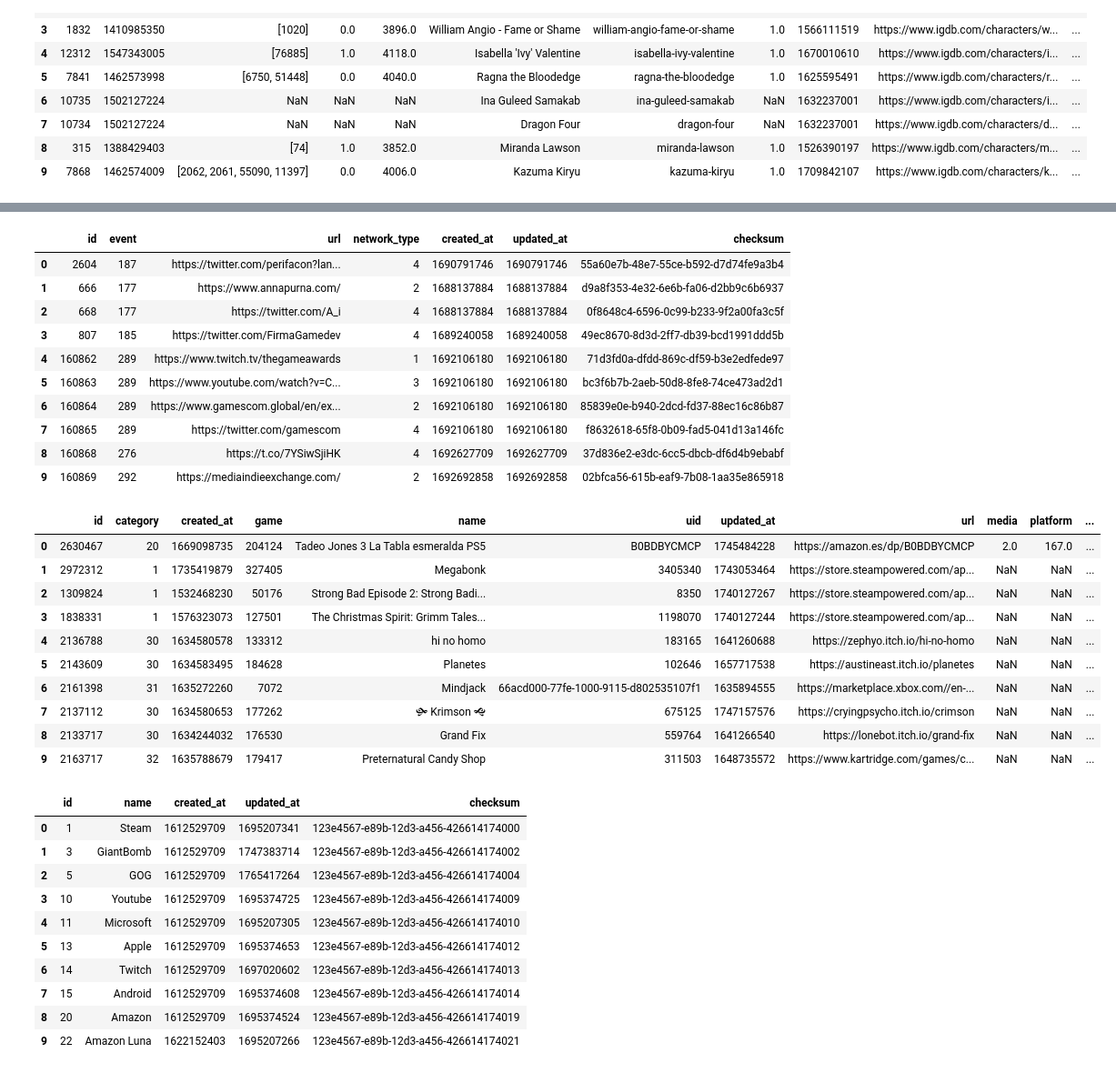
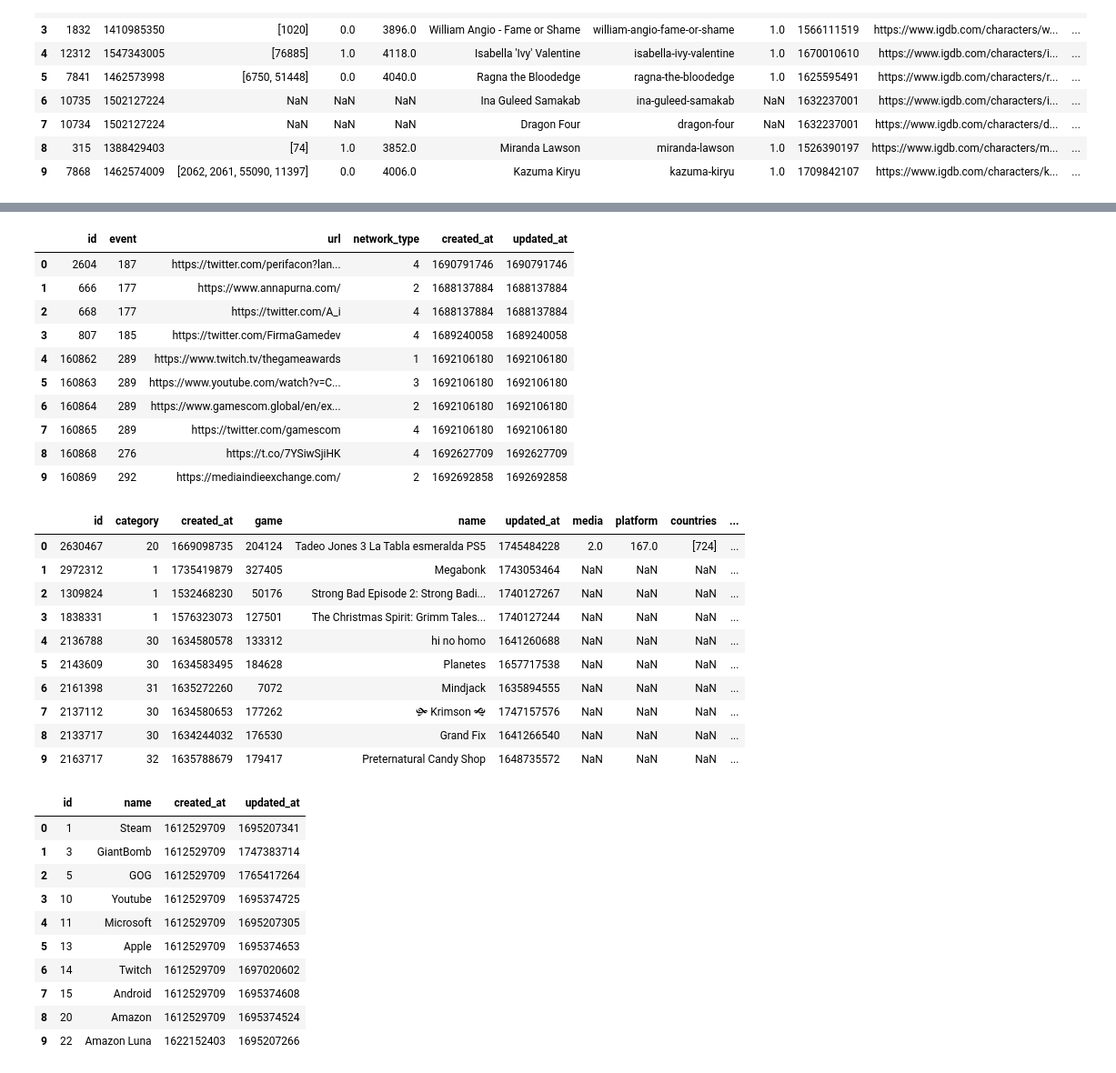
Before and after one commit to Ciclope988/TrabajoHackaboss, a Jupyter notebook: TrabajoGrupo.ipynb, the cells around one changed output, grey strips where cells are left out. Shown: that part at 91% size. Cells and saved outputs as stored; diff of their text form; code cells hidden in the pictures.

```diff
--- a/TrabajoGrupo.ipynb
+++ b/TrabajoGrupo.ipynb
@@ -396,64 +387,64 @@ response = post('https://api.igdb.com/v4/event_networks', **
                 {'headers':
                  {'Client-ID':'gynzwnbf94dprczgrd0uto6uoz131z',
                   'Authorization':'Bearer u2409t8r8i6vygc08ttuc0x4cetbyj'},
-                 'data': 'fields checksum,created_at,event,network_type,updated_at,url;'})
+                 'data': 'fields created_at,event,network_type,updated_at,url;'})
 data = response.json()
 df_events_network = pd.DataFrame(data)
 df_events_network
 # %% [output]
-|  | id | event | url | network_type | created_at | updated_at | checksum |
-| 0 | 2604 | 187 | https://twitter.com/perifacon?lan... | 4 | 1690791746 | 1690791746 | 55a60e7b-48e7-55ce-b592-d7d74fe9a3b4 |
-| 1 | 666 | 177 | https://www.annapurna.com/ | 2 | 1688137884 | 1688137884 | d9a8f353-4e32-6e6b-fa06-d2bb9c6b6937 |
-| 2 | 668 | 177 | https://twitter.com/A_i | 4 | 1688137884 | 1688137884 | 0f8648c4-6596-0c99-b233-9f2a00fa3c5f |
-| 3 | 807 | 185 | https://twitter.com/FirmaGamedev | 4 | 1689240058 | 1689240058 | 49ec8670-8d3d-2ff7-db39-bcd1991ddd5b |
-| 4 | 160862 | 289 | https://www.twitch.tv/thegameawards | 1 | 1692106180 | 1692106180 | 71d3fd0a-dfdd-869c-df59-b3e2edfede97 |
-| 5 | 160863 | 289 | https://www.youtube.com/watch?v=C... | 3 | 1692106180 | 1692106180 | bc3f6b7b-2aeb-50d8-8fe8-74ce473ad2d1 |
-| 6 | 160864 | 289 | https://www.gamescom.global/en/ex... | 2 | 1692106180 | 1692106180 | 85839e0e-b940-2dcd-fd37-88ec16c86b87 |
-| 7 | 160865 | 289 | https://twitter.com/gamescom | 4 | 1692106180 | 1692106180 | f8632618-65f8-0b09-fad5-041d13a146fc |
-| 8 | 160868 | 276 | https://t.co/7YSiwSjiHK | 4 | 1692627709 | 1692627709 | 37d836e2-e3dc-6cc5-dbcb-df6d4b9ebabf |
-| 9 | 160869 | 292 | https://mediaindieexchange.com/ | 2 | 1692692858 | 1692692858 | 02bfca56-615b-eaf9-7b08-1aa35e865918 |
+|  | id | event | url | network_type | created_at | updated_at |
+| 0 | 2604 | 187 | https://twitter.com/perifacon?lan... | 4 | 1690791746 | 1690791746 |
+| 1 | 666 | 177 | https://www.annapurna.com/ | 2 | 1688137884 | 1688137884 |
+| 2 | 668 | 177 | https://twitter.com/A_i | 4 | 1688137884 | 1688137884 |
+| 3 | 807 | 185 | https://twitter.com/FirmaGamedev | 4 | 1689240058 | 1689240058 |
+| 4 | 160862 | 289 | https://www.twitch.tv/thegameawards | 1 | 1692106180 | 1692106180 |
+| 5 | 160863 | 289 | https://www.youtube.com/watch?v=C... | 3 | 1692106180 | 1692106180 |
+| 6 | 160864 | 289 | https://www.gamescom.global/en/ex... | 2 | 1692106180 | 1692106180 |
+| 7 | 160865 | 289 | https://twitter.com/gamescom | 4 | 1692106180 | 1692106180 |
+| 8 | 160868 | 276 | https://t.co/7YSiwSjiHK | 4 | 1692627709 | 1692627709 |
+| 9 | 160869 | 292 | https://mediaindieexchange.com/ | 2 | 1692692858 | 1692692858 |
 # %%
 response = post('https://api.igdb.com/v4/external_games', **
                 {'headers':
                  {'Client-ID':'gynzwnbf94dprczgrd0uto6uoz131z',
                   'Authorization':'Bearer u2409t8r8i6vygc08ttuc0x4cetbyj'},
-                 'data': 'fields category,checksum,countries,created_at,external_game_source,game,game_release_format,media,name,platform,uid,updated_at,url,year;'})
+                 'data': 'fields category,countries,created_at,external_game_source,game,media,name,platform,updated_at,year;'})
 data = response.json()
 df_external_games = pd.DataFrame(data)
 df_external_games
 # %% [output]
-|  | id | category | created_at | game | name | uid | updated_at | url | media | platform | ... |
-| 0 | 2630467 | 20 | 1669098735 | 204124 | Tadeo Jones 3 La Tabla esmeralda PS5 | B0BDBYCMCP | 1745484228 | https://amazon.es/dp/B0BDBYCMCP | 2.0 | 167.0 | ... |
-| 1 | 2972312 | 1 | 1735419879 | 327405 | Megabonk | 3405340 | 1743053464 | https://store.steampowered.com/ap... | NaN | NaN | ... |
-| 2 | 1309824 | 1 | 1532468230 | 50176 | Strong Bad Episode 2: Strong Badi... | 8350 | 1740127267 | https://store.steampowered.com/ap... | NaN | NaN | ... |
-| 3 | 1838331 | 1 | 1576323073 | 127501 | The Christmas Spirit: Grimm Tales... | 1198070 | 1740127244 | https://store.steampowered.com/ap... | NaN | NaN | ... |
-| 4 | 2136788 | 30 | 1634580578 | 133312 | hi no homo | 183165 | 1641260688 | https://zephyo.itch.io/hi-no-homo | NaN | NaN | ... |
-| 5 | 2143609 | 30 | 1634583495 | 184628 | Planetes | 102646 | 1657717538 | https://austineast.itch.io/planetes | NaN | NaN | ... |
-| 6 | 2161398 | 31 | 1635272260 | 7072 | Mindjack | 66acd000-77fe-1000-9115-d802535107f1 | 1635894555 | https://marketplace.xbox.com//en-... | NaN | NaN | ... |
-| 7 | 2137112 | 30 | 1634580653 | 177262 | 🙟 Krimson 🙝 | 675125 | 1747157576 | https://cryingpsycho.itch.io/crimson | NaN | NaN | ... |
-| 8 | 2133717 | 30 | 1634244032 | 176530 | Grand Fix | 559764 | 1641266540 | https://lonebot.itch.io/grand-fix | NaN | NaN | ... |
-| 9 | 2163717 | 32 | 1635788679 | 179417 | Preternatural Candy Shop | 311503 | 1648735572 | https://www.kartridge.com/games/c... | NaN | NaN | ... |
+|  | id | category | created_at | game | name | updated_at | media | platform | countries | ... |
+| 0 | 2630467 | 20 | 1669098735 | 204124 | Tadeo Jones 3 La Tabla esmeralda PS5 | 1745484228 | 2.0 | 167.0 | [724] | ... |
+| 1 | 2972312 | 1 | 1735419879 | 327405 | Megabonk | 1743053464 | NaN | NaN | NaN | ... |
+| 2 | 1309824 | 1 | 1532468230 | 50176 | Strong Bad Episode 2: Strong Badi... | 1740127267 | NaN | NaN | NaN | ... |
+| 3 | 1838331 | 1 | 1576323073 | 127501 | The Christmas Spirit: Grimm Tales... | 1740127244 | NaN | NaN | NaN | ... |
+| 4 | 2136788 | 30 | 1634580578 | 133312 | hi no homo | 1641260688 | NaN | NaN | NaN | ... |
+| 5 | 2143609 | 30 | 1634583495 | 184628 | Planetes | 1657717538 | NaN | NaN | NaN | ... |
+| 6 | 2161398 | 31 | 1635272260 | 7072 | Mindjack | 1635894555 | NaN | NaN | NaN | ... |
+| 7 | 2137112 | 30 | 1634580653 | 177262 | 🙟 Krimson 🙝 | 1747157576 | NaN | NaN | NaN | ... |
+| 8 | 2133717 | 30 | 1634244032 | 176530 | Grand Fix | 1641266540 | NaN | NaN | NaN | ... |
+| 9 | 2163717 | 32 | 1635788679 | 179417 | Preternatural Candy Shop | 1648735572 | NaN | NaN | NaN | ... |
 # %%
 response = post('https://api.igdb.com/v4/external_game_sources', **
                 {'headers':
                  {'Client-ID':'gynzwnbf94dprczgrd0uto6uoz131z',
                   'Authorization':'Bearer u2409t8r8i6vygc08ttuc0x4cetbyj'},
-                 'data': 'fields checksum,created_at,name,updated_at;'})
+                 'data': 'fields created_at,name,updated_at;'})
 data = response.json()
 df_external_games_sources = pd.DataFrame(data)
 df_external_games_sources
 # %% [output]
-|  | id | name | created_at | updated_at | checksum |
-| 0 | 1 | Steam | 1612529709 | 1695207341 | 123e4567-e89b-12d3-a456-426614174000 |
-| 1 | 3 | GiantBomb | 1612529709 | 1747383714 | 123e4567-e89b-12d3-a456-426614174002 |
-| 2 | 5 | GOG | 1612529709 | 1765417264 | 123e4567-e89b-12d3-a456-426614174004 |
-| 3 | 10 | Youtube | 1612529709 | 1695374725 | 123e4567-e89b-12d3-a456-426614174009 |
-| 4 | 11 | Microsoft | 1612529709 | 1695207305 | 123e4567-e89b-12d3-a456-426614174010 |
-| 5 | 13 | Apple | 1612529709 | 1695374653 | 123e4567-e89b-12d3-a456-426614174012 |
-| 6 | 14 | Twitch | 1612529709 | 1697020602 | 123e4567-e89b-12d3-a456-426614174013 |
-| 7 | 15 | Android | 1612529709 | 1695374608 | 123e4567-e89b-12d3-a456-426614174014 |
-| 8 | 20 | Amazon | 1612529709 | 1695374524 | 123e4567-e89b-12d3-a456-426614174019 |
-| 9 | 22 | Amazon Luna | 1622152403 | 1695207266 | 123e4567-e89b-12d3-a456-426614174021 |
+|  | id | name | created_at | updated_at |
+| 0 | 1 | Steam | 1612529709 | 1695207341 |
+| 1 | 3 | GiantBomb | 1612529709 | 1747383714 |
+| 2 | 5 | GOG | 1612529709 | 1765417264 |
+| 3 | 10 | Youtube | 1612529709 | 1695374725 |
+| 4 | 11 | Microsoft | 1612529709 | 1695207305 |
+| 5 | 13 | Apple | 1612529709 | 1695374653 |
+| 6 | 14 | Twitch | 1612529709 | 1697020602 |
+| 7 | 15 | Android | 1612529709 | 1695374608 |
+| 8 | 20 | Amazon | 1612529709 | 1695374524 |
+| 9 | 22 | Amazon Luna | 1622152403 | 1695207266 |
 # %%
 response = post('https://api.igdb.com/v4/franchises', **
                 {'headers':
```
Also changed, not shown: parts of 51 cells of this notebook.
